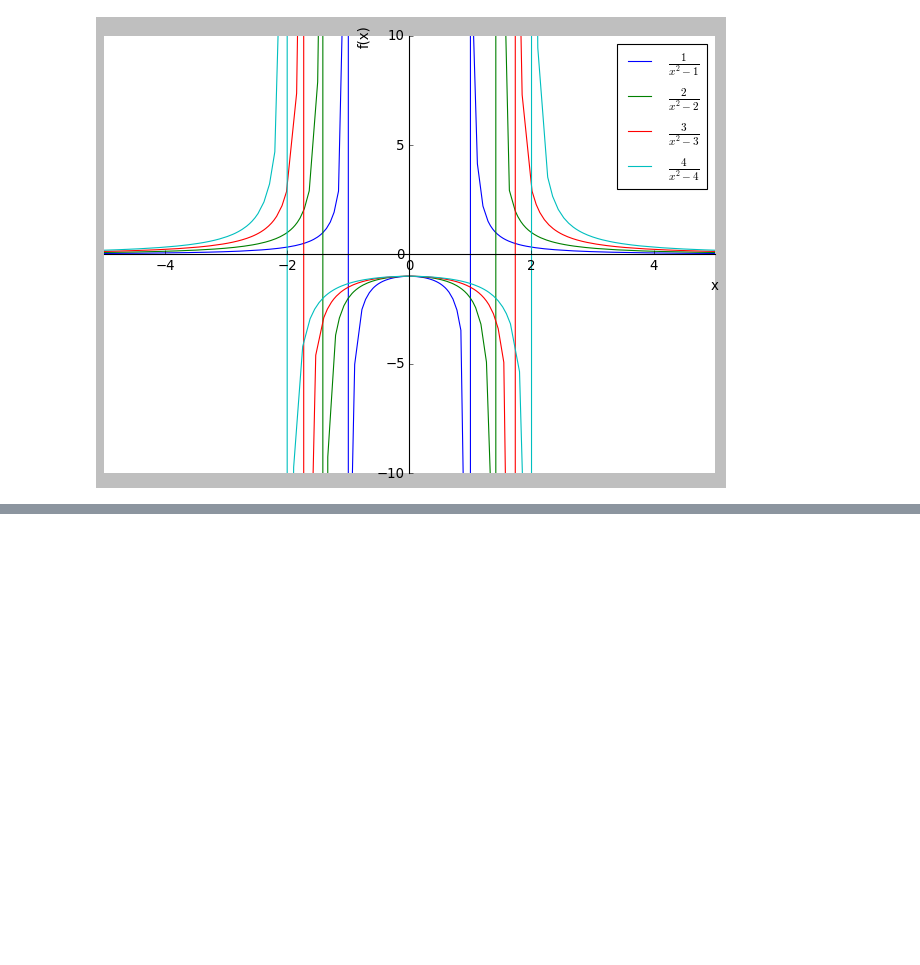
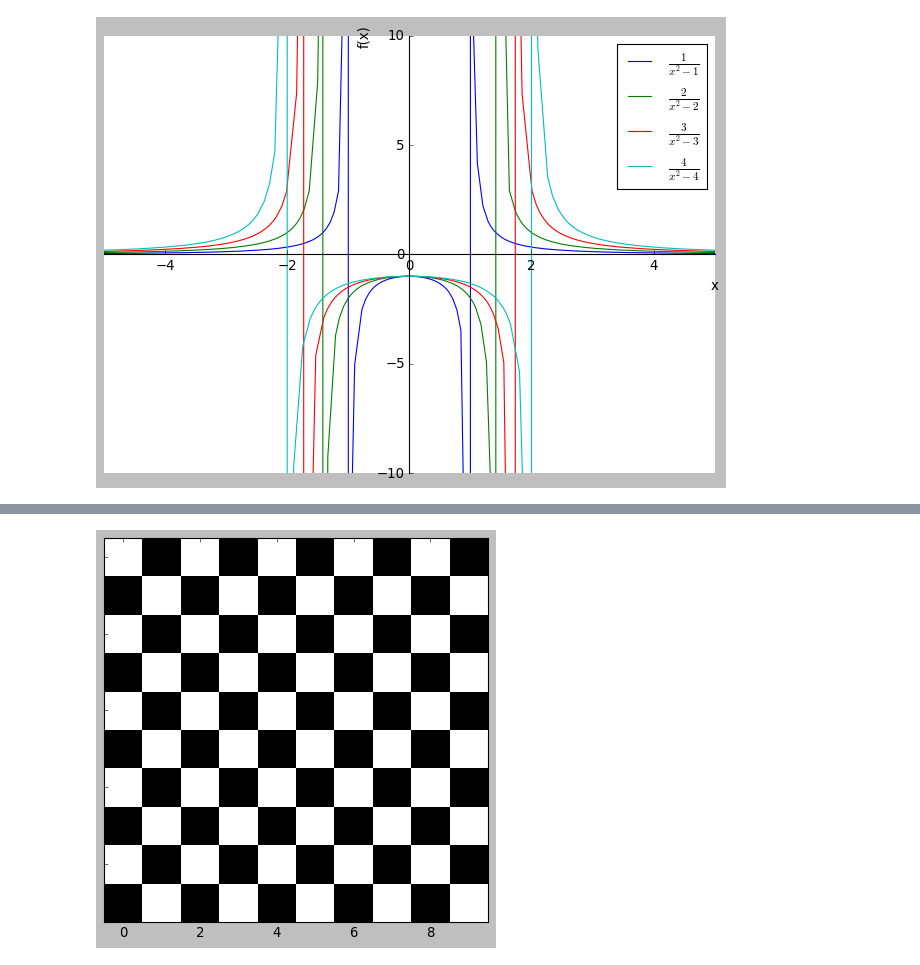
Before and after one commit to pawelztef/maths_pyt, a Jupyter notebook: graphing_and_visualisation.ipynb, the cells around one changed output, grey strips where cells are left out. Saved outputs shown, nothing was run; the diff lists cells and outputs as text; code cells hidden in the pictures; blank space fills up the shorter version.

```diff
--- a/graphing_and_visualisation.ipynb
+++ b/graphing_and_visualisation.ipynb
@@ -294,0 +348,16 @@ p.show()
+# %%
+import numpy as np
+import matplotlib.pyplot as plt
+
+N = 10
+mtx = np.zeros((N, N))
+
+for i in range(0, N):
+    for j in range(0, N):
+        mtx[i, j] = (-1)**(i+j)
+
+plt.imshow(mtx, interpolation='none')
+plt.set_cmap('gray')
+plt.tick_params(labelleft=False, labelright=False, lab)
+# %% [output]
+[figure, added]
```
Also changed, not shown: parts of 4 cells of this notebook.
